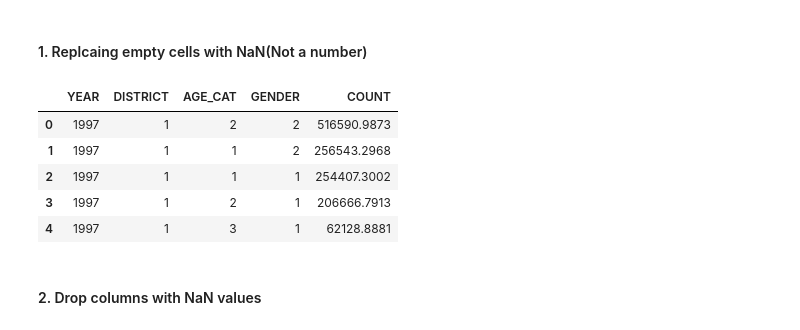
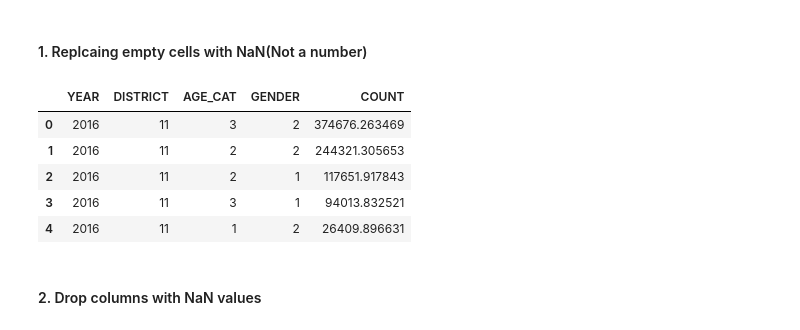
Before and after one commit to Virajana/Labour-Force1, a Jupyter notebook: trainers/unemployee.ipynb, the cells around one changed output. Cells and saved outputs as stored; diff of their text form; code cells hidden in the pictures.

```diff
--- a/trainers/unemployee.ipynb
+++ b/trainers/unemployee.ipynb
@@ -4,7 +4,7 @@ import pandas as pd
 ### Load the age_structure dataset
 # %%
 # read CSV file from the 'data' subdirectory using a relative path
-df = pd.read_csv('../data/unemployee_1997.csv')
+df = pd.read_csv('../data/unemployee.csv')
 
 # display the first 5 rows
 df.head()
@@ -37,18 +37,14 @@ df.shape
 # %%
 import numpy as np
 df.replace(' ', np.nan, inplace=True)
-df.replace('  ', np.nan, inplace=True)
-df.replace('   ', np.nan, inplace=True)
-df.replace('    ', np.nan, inplace=True)
-df.replace('     ', np.nan, inplace=True)
 df.head()
 # %% [output]
 |  | YEAR | DISTRICT | AGE_CAT | GENDER | COUNT |
-| 0 | 1997 | 1 | 2 | 2 | 516590.9873 |
-| 1 | 1997 | 1 | 1 | 2 | 256543.2968 |
-| 2 | 1997 | 1 | 1 | 1 | 254407.3002 |
-| 3 | 1997 | 1 | 2 | 1 | 206666.7913 |
-| 4 | 1997 | 1 | 3 | 1 | 62128.8881 |
+| 0 | 2016 | 11 | 3 | 2 | 374676.263469 |
+| 1 | 2016 | 11 | 2 | 2 | 244321.305653 |
+| 2 | 2016 | 11 | 2 | 1 | 117651.917843 |
+| 3 | 2016 | 11 | 3 | 1 | 94013.832521 |
+| 4 | 2016 | 11 | 1 | 2 | 26409.896631 |
 # %% [markdown]
 #### 2. Drop columns with NaN values
 # %%
```
Also changed, not shown: parts of 17 cells of this notebook, 19 other files.
